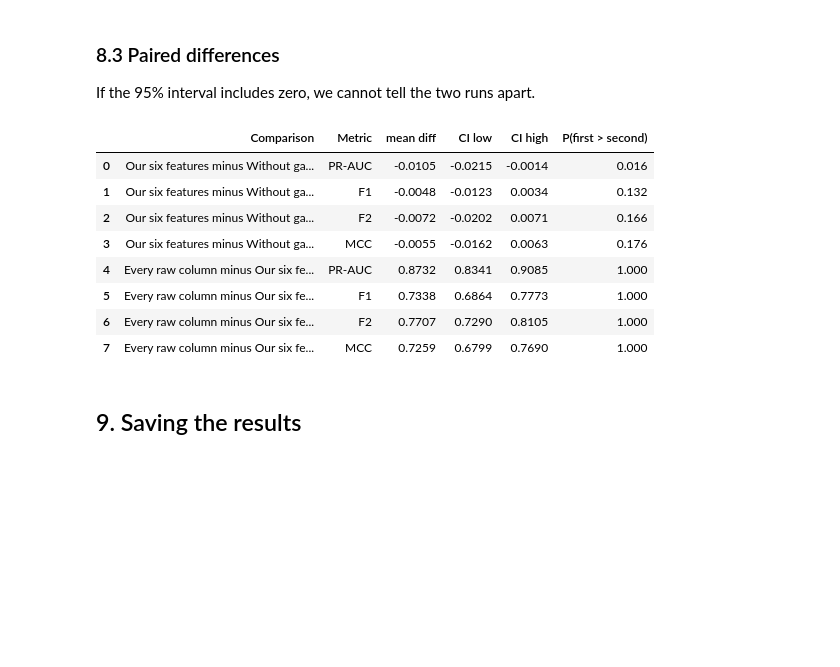
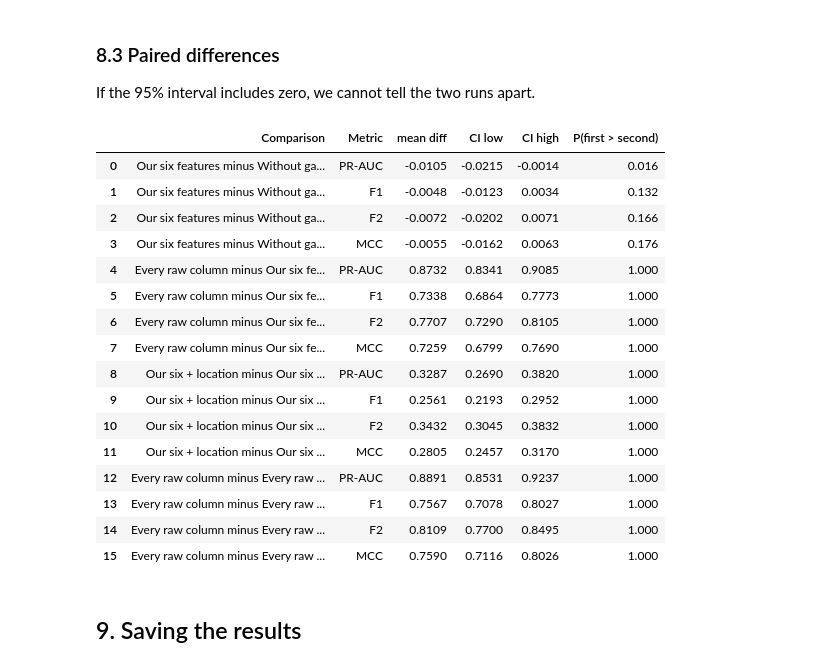
Before and after one commit to subbareddypullalacheruvu/Major-Project-Robust-Fraud-Detection-with-Spatial-Temporal-Features-and-Class-Imbalance-Learning-, a Jupyter notebook: notebooks/tabformer_validation.ipynb, the cells around one changed output. Drawn from its saved outputs; the diff is of its cells as text; code cells hidden in the pictures; blank space fills up the shorter version.

```diff
--- a/notebooks/tabformer_validation.ipynb
+++ b/notebooks/tabformer_validation.ipynb
@@ -427,9 +427,18 @@ def make_rf(n_features):
     return lambda s: RandomForestClassifier(n_estimators=200, max_features=min(3, n_features),
                                             min_samples_leaf=5, random_state=s, n_jobs=-1)
 
+# location features: is the merchant outside the cardholder's home state, or abroad?
+for part in (train_sub, val, test):
+    ms  = part['Merchant State']
+    has = ms.notna()
+    part['abroad'] = (has & (ms.astype(str).str.len() > 2)).astype(int)
+    part['outside_home_state'] = (has & (ms.astype(str) != part['State'].astype(str))).astype(int)
+
 RUNS = {'Our six features': SIX,
         'Without gap_log': NO_GAP,
-        'Every raw column': RAW_FEATURES}
+        'Every raw column': RAW_FEATURES,
+        'Our six + location': SIX + ['outside_home_state', 'abroad'],
+        'Every raw column without Merchant State': [c for c in RAW_FEATURES if c != 'raw__Merchant State']}
 runs = {}
 for name, cols in RUNS.items():
     runs[name] = run_seeds(name, make_rf(len(cols)),
@@ -491,25 +505,35 @@ If the 95% interval includes zero, we cannot tell the two runs apart.
 # %%
 # 8.3 Paired differences (first run minus second run)
 COMPARISONS = [('Our six features', 'Without gap_log'),
-               ('Every raw column', 'Our six features')]
+               ('Every raw column', 'Our six features'),
+               ('Our six + location', 'Our six features'),
+               ('Every raw column', 'Every raw column without Merchant State')]
 diff_rows = []
 for a, b in COMPARISONS:
     for metric in ['PR-AUC', 'F1', 'F2', 'MCC']:
         dd = paired_difference(boots[a], boots[b], metric)
         diff_rows.append({'Comparison': f'{a} minus {b}', 'Metric': metric,
                           **{k: round(v, 4) for k, v in dd.items()}})
 diff_df = pd.DataFrame(diff_rows).rename(columns={'P(A > B)': 'P(first > second)'})
 diff_df
 # %% [output]
 |  | Comparison | Metric | mean diff | CI low | CI high | P(first > second) |
 | 0 | Our six features minus Without ga... | PR-AUC | -0.0105 | -0.0215 | -0.0014 | 0.016 |
 | 1 | Our six features minus Without ga... | F1 | -0.0048 | -0.0123 | 0.0034 | 0.132 |
 | 2 | Our six features minus Without ga... | F2 | -0.0072 | -0.0202 | 0.0071 | 0.166 |
 | 3 | Our six features minus Without ga... | MCC | -0.0055 | -0.0162 | 0.0063 | 0.176 |
 | 4 | Every raw column minus Our six fe... | PR-AUC | 0.8732 | 0.8341 | 0.9085 | 1.000 |
 | 5 | Every raw column minus Our six fe... | F1 | 0.7338 | 0.6864 | 0.7773 | 1.000 |
 | 6 | Every raw column minus Our six fe... | F2 | 0.7707 | 0.7290 | 0.8105 | 1.000 |
 | 7 | Every raw column minus Our six fe... | MCC | 0.7259 | 0.6799 | 0.7690 | 1.000 |
+| 8 | Our six + location minus Our six ... | PR-AUC | 0.3287 | 0.2690 | 0.3820 | 1.000 |
+| 9 | Our six + location minus Our six ... | F1 | 0.2561 | 0.2193 | 0.2952 | 1.000 |
+| 10 | Our six + location minus Our six ... | F2 | 0.3432 | 0.3045 | 0.3832 | 1.000 |
+| 11 | Our six + location minus Our six ... | MCC | 0.2805 | 0.2457 | 0.3170 | 1.000 |
+| 12 | Every raw column minus Every raw ... | PR-AUC | 0.8891 | 0.8531 | 0.9237 | 1.000 |
+| 13 | Every raw column minus Every raw ... | F1 | 0.7567 | 0.7078 | 0.8027 | 1.000 |
+| 14 | Every raw column minus Every raw ... | F2 | 0.8109 | 0.7700 | 0.8495 | 1.000 |
+| 15 | Every raw column minus Every raw ... | MCC | 0.7590 | 0.7116 | 0.8026 | 1.000 |
 # %% [markdown]
 ## 9. Saving the results
 # %%
```
Also changed, not shown: parts of 2 cells of this notebook.
